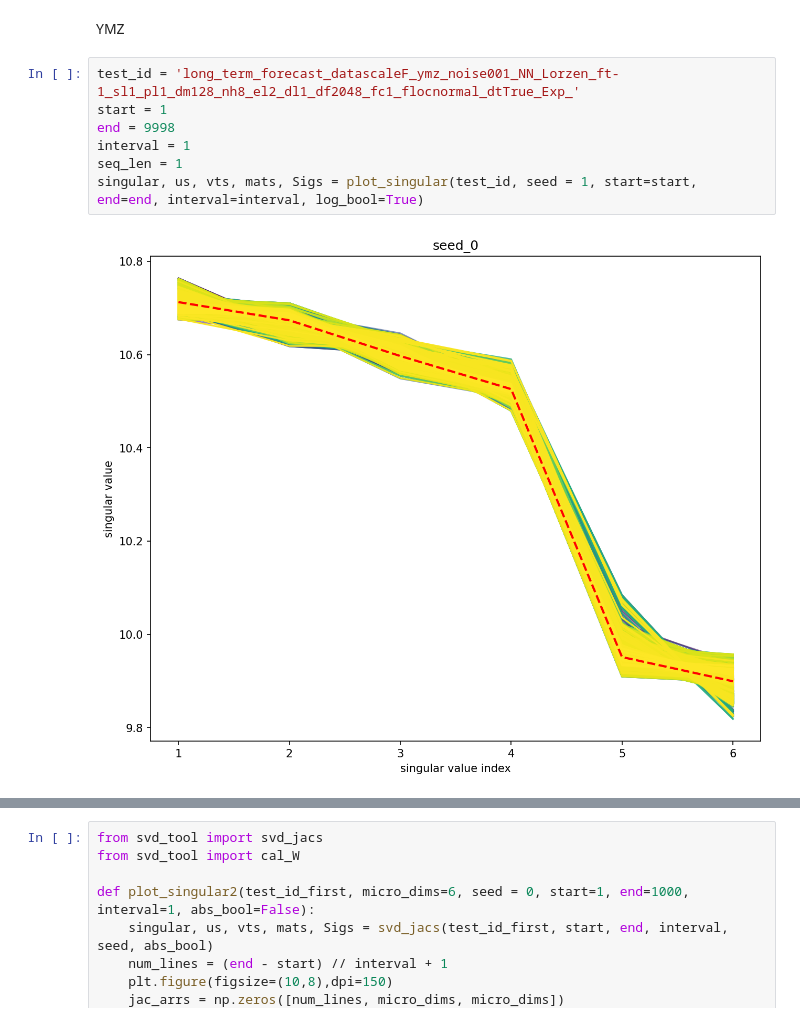
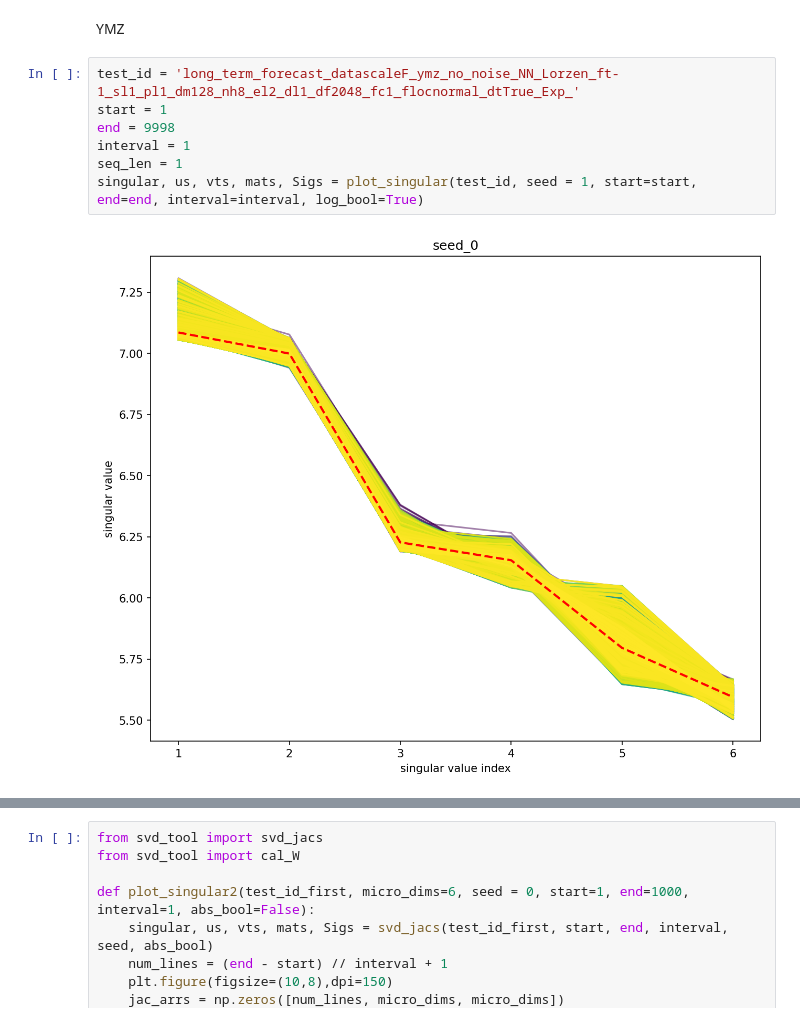
Before and after one commit to Matthew-ymz/Time-series-forecasting-for-causal-emergence, a Jupyter notebook: postprocessing/jacobian_svd_lorzen.ipynb, the cells around one changed output, grey strips where cells are left out. Drawn from its saved outputs; the diff is of its cells as text.

```diff
--- a/postprocessing/jacobian_svd_lorzen.ipynb
+++ b/postprocessing/jacobian_svd_lorzen.ipynb
@@ -130,14 +130,14 @@ FileNotFoundError: [Errno 2] No such file or directory: '../dataset/Lorzen/data_
 # %% [markdown]
 YMZ
 # %%
-test_id = 'long_term_forecast_datascaleF_ymz_noise001_NN_Lorzen_ft-1_sl1_pl1_dm128_nh8_el2_dl1_df2048_fc1_flocnormal_dtTrue_Exp_'
+test_id = 'long_term_forecast_datascaleF_ymz_no_noise_NN_Lorzen_ft-1_sl1_pl1_dm128_nh8_el2_dl1_df2048_fc1_flocnormal_dtTrue_Exp_'
 start = 1
 end = 9998
 interval = 1
 seq_len = 1
 singular, us, vts, mats, Sigs = plot_singular(test_id, seed = 1, start=start, end=end, interval=interval, log_bool=True)
 # %% [output]
-[figure, old version]
+[figure, new version]
 # %%
 micro_dims = 6
 macro_dims = 6
```
Also changed, not shown: parts of 2 cells of this notebook, 7 other files.
